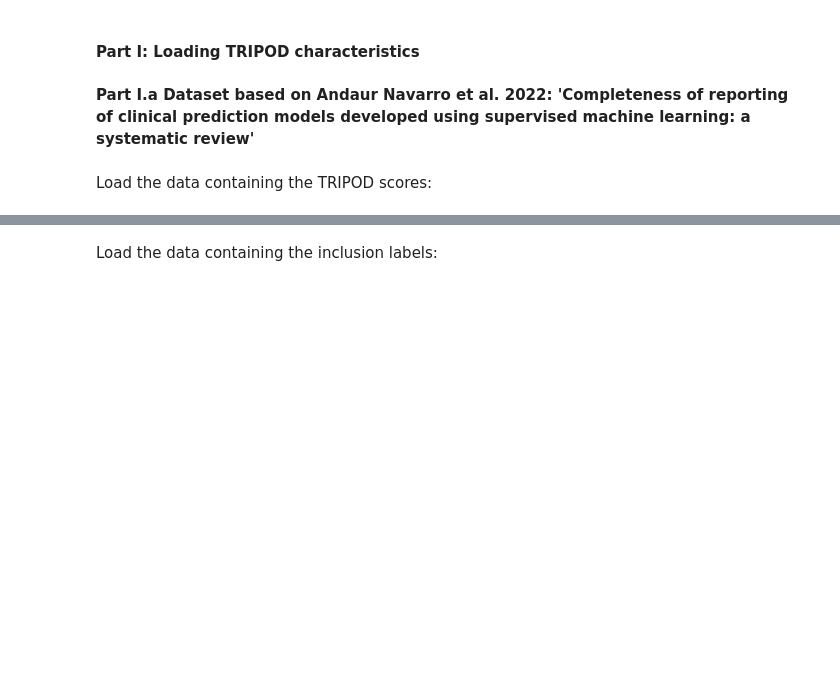
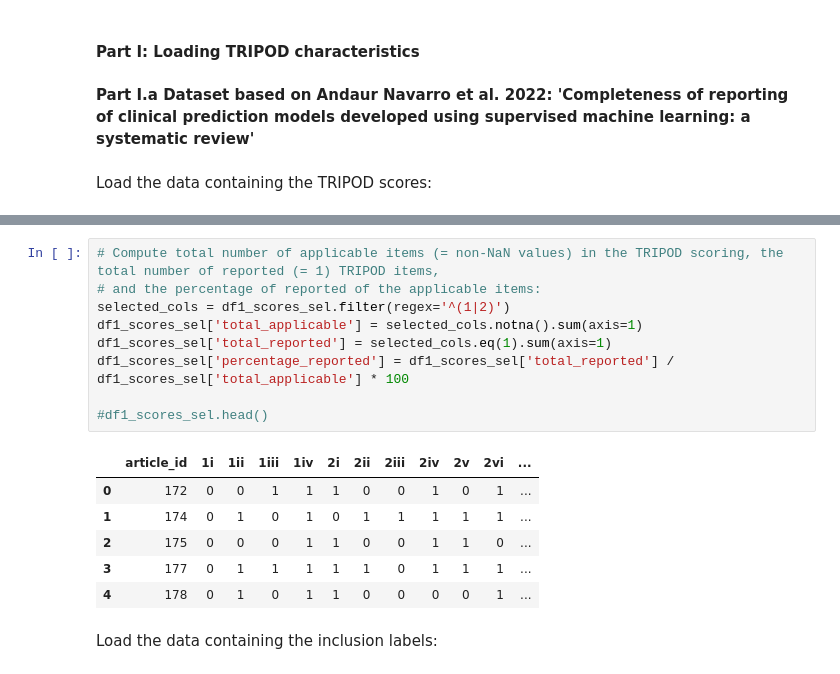
Before and after one commit to isa-sp/TAR-abstracts, a Jupyter notebook: code/data_preprocessing.ipynb, the cells around one changed output, grey strips where cells are left out. Drawn from its saved outputs; the diff is of its cells as text; blank space fills up the shorter version.

```diff
--- a/code/data_preprocessing.ipynb
+++ b/code/data_preprocessing.ipynb
@@ -73,3 +86,19 @@ See the caveats in the documentation: https://pandas.pydata.org/pandas-docs/stab
+# %%
+# Compute total number of applicable items (= non-NaN values) in the TRIPOD scoring, the total number of reported (= 1) TRIPOD items,
+# and the percentage of reported of the applicable items:
+selected_cols = df1_scores_sel.filter(regex='^(1|2)')
+df1_scores_sel['total_applicable'] = selected_cols.notna().sum(axis=1)
+df1_scores_sel['total_reported'] = selected_cols.eq(1).sum(axis=1)
+df1_scores_sel['percentage_reported'] = df1_scores_sel['total_reported'] / df1_scores_sel['total_applicable'] * 100
+
+#df1_scores_sel.head()
+# %% [output]
+|  | article_id | 1i | 1ii | 1iii | 1iv | 2i | 2ii | 2iii | 2iv | 2v | 2vi | ... |
+| 0 | 172 | 0 | 0 | 1 | 1 | 1 | 0 | 0 | 1 | 0 | 1 | ... |
+| 1 | 174 | 0 | 1 | 0 | 1 | 0 | 1 | 1 | 1 | 1 | 1 | ... |
+| 2 | 175 | 0 | 0 | 0 | 1 | 1 | 0 | 0 | 1 | 1 | 0 | ... |
+| 3 | 177 | 0 | 1 | 1 | 1 | 1 | 1 | 0 | 1 | 1 | 1 | ... |
+| 4 | 178 | 0 | 1 | 0 | 1 | 1 | 0 | 0 | 0 | 0 | 1 | ... |
 # %% [markdown]
 Load the data containing the inclusion labels:
 # %%
```
Also changed, not shown: parts of 9 cells of this notebook.
